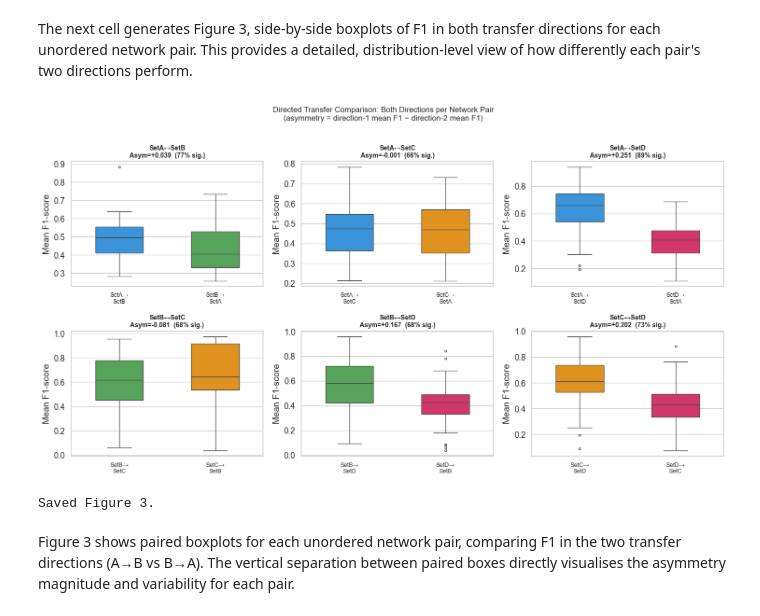
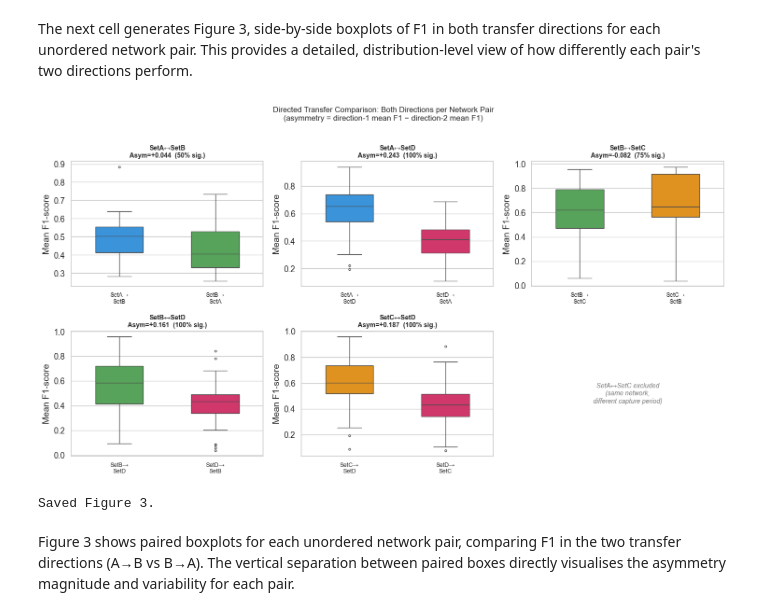
Before and after one commit to koumajos/ddos-results-analysis, a Jupyter notebook: Q4/Q4_analysis.ipynb, the cells around one changed output. Cells and saved outputs as stored; diff of their text form; code cells hidden in the pictures.

```diff
--- a/Q4/Q4_analysis.ipynb
+++ b/Q4/Q4_analysis.ipynb
@@ -73,6 +101,8 @@ cross = long[
     (long['metric'] == PRIMARY)
 ].copy()
 cross['direction'] = cross['train_set'] + u'\u2192' + cross['test_set']
+# Exclude same-network/different-time transfers (SetA<->SetC)
+cross = drop_excluded_pairs(cross)
 
 print(f'Cross-network F1 rows: {len(cross):,}')
 print(f'Directed pairs: {cross["direction"].nunique()}')
@@ -361,7 +399,10 @@ Table 4 reports Wilcoxon two-sided test p-values (testing H₀: F1(A→B) = F1(B
 The next cell generates Figure 1, a pair of directed transfer matrix heatmaps. Each entry shows the mean F1 for a specific training→test direction, making asymmetry visible as differences between the two heatmaps.
 # %%
 # ── Figure 1: Asymmetry matrix heatmap ───────────────────────────────────────
-asym_matrix = pd.DataFrame(0.0, index=NETWORKS, columns=NETWORKS)
+# Excluded SetA<->SetC cells stay NaN (PAIRS omits that pair); diagonal = 0
+asym_matrix = pd.DataFrame(np.nan, index=NETWORKS, columns=NETWORKS)
+for n in NETWORKS:
+    asym_matrix.loc[n, n] = 0.0
 for net1, net2 in PAIRS:
     f12 = avg.loc[(avg['train_set']==net1)&(avg['test_set']==net2),'mean_f1'].mean()
     f21 = avg.loc[(avg['train_set']==net2)&(avg['test_set']==net1),'mean_f1'].mean()
@@ -373,12 +414,15 @@ for i in range(len(NETWORKS)):
     annot.iloc[i,i] = '0'
 
 fig, ax = plt.subplots(figsize=(7,5))
+excl_mask = asym_matrix.isna()
 sns.heatmap(asym_matrix, annot=annot, fmt='', cmap='RdBu', center=0,
-            vmin=-0.35, vmax=0.35, ax=ax, linewidths=0.5,
+            vmin=-0.35, vmax=0.35, ax=ax, linewidths=0.5, mask=excl_mask,
             cbar_kws={'label': 'Asymmetry: F1(row\u2192col) \u2212 F1(col\u2192row)'})
+mark_excluded_cells(ax, NETWORKS, NETWORKS)
 ax.set_title(
     'Transfer Asymmetry Matrix\n'
-    '(positive = row network is better training source for that column)',
+    '(positive = row network is better training source; '
+    'SetA\u2194SetC excluded)',
     fontsize=11, fontweight='bold')
 ax.set_xlabel('Test Network')
 ax.set_ylabel('Train Network')
@@ -453,34 +497,41 @@ for ax, (net1, net2) in zip(axes, PAIRS):
     sub = pair_plot[pair_plot['pair']==pair_label]
     dir_order = [f'{net1}\u2192{net2}', f'{net2}\u2192{net1}']
     dir_colors = [NET_PALETTE[net1], NET_PALETTE[net2]]
     sns.boxplot(data=sub, x='direction', y='mean_f1', order=dir_order,
                 hue='direction',
                 palette={dir_order[0]:dir_colors[0], dir_order[1]:dir_colors[1]},
                 ax=ax, width=0.5, fliersize=3, legend=False)
 
     f12 = sub[sub['direction']==dir_order[0]]['mean_f1'].mean()
     f21 = sub[sub['direction']==dir_order[1]]['mean_f1'].mean()
     asym = f12 - f21
     pct_sig = stat_df[stat_df['pair']==pair_label]['significant'].mean()*100
     sig_str = f'{pct_sig:.0f}% sig.' if pct_sig>0 else 'n.s.'
 
     ax.set_title(f'{pair_label}\nAsym={asym:+.3f}  ({sig_str})',
                  fontsize=10, fontweight='bold')
     ax.set_xlabel('')
     ax.set_ylabel('Mean F1-score')
     ax.set_xticklabels([d.replace('\u2192','\u2192\n') for d in dir_order], fontsize=9)
 
+# Hide unused panels (SetA<->SetC pair excluded) and label the gap
+for ax in axes[len(PAIRS):]:
+    ax.axis('off')
+    ax.text(0.5, 0.5, 'SetA\u2194SetC excluded\n(same network,\ndifferent capture period)',
+            ha='center', va='center', fontsize=10, color='#777',
+            fontstyle='italic', transform=ax.transAxes)
+
 fig.suptitle(
     'Directed Transfer Comparison: Both Directions per Network Pair\n'
     '(asymmetry = direction-1 mean F1 \u2212 direction-2 mean F1)',
     fontsize=12, y=1.01)
 plt.tight_layout()
 plt.savefig(FIG_DIR/'fig3_boxplot_directed_pairs.pdf', bbox_inches='tight', dpi=150)
 plt.savefig(FIG_DIR/'fig3_boxplot_directed_pairs.png', bbox_inches='tight', dpi=150)
 plt.show()
 print('Saved Figure 3.')
 # %% [output]
-[figure, old version]
+[figure, new version]
 Saved Figure 3.
 # %% [markdown]
 Figure 3 shows paired boxplots for each unordered network pair, comparing F1 in the two transfer directions (A→B vs B→A). The vertical separation between paired boxes directly visualises the asymmetry magnitude and variability for each pair.
```
Also changed, not shown: parts of 21 cells of this notebook, 31 other files.
